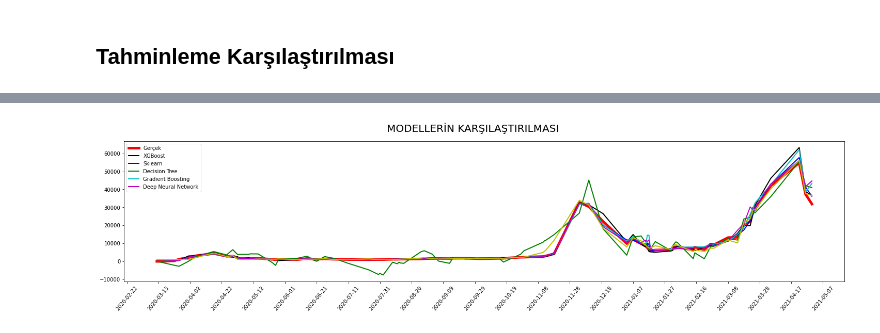
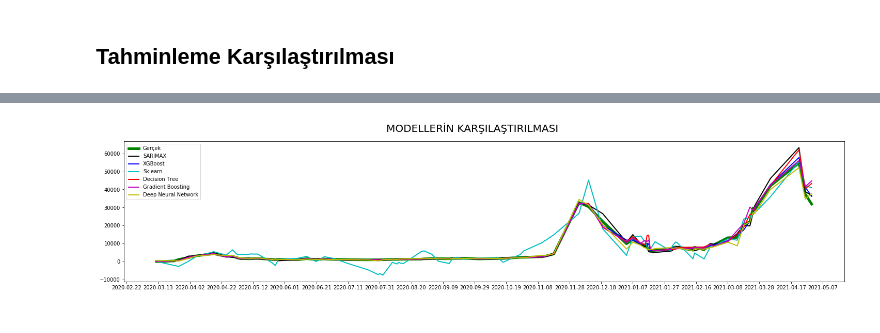
Before and after one commit to nafizcntz/Covid19-Tr-Forecasting, a Jupyter notebook: covid_tr.ipynb, the cells around one changed output, grey strips where cells are left out. Cells and saved outputs as stored; diff of their text form; code cells hidden in the pictures.

Commit message:
Plot Modified
Co-Authored-By: Muhammed Nafiz Canıtez <48777491+nafizcntz@users.noreply.github.com>
Co-Authored-By: Mohamed Elazab <66364977+elazabmohamed@users.noreply.github.com>

```diff
--- a/covid_tr.ipynb
+++ b/covid_tr.ipynb
@@ -1034,20 +1070,21 @@ model_comp_
 # %%
 fig, ax = plt.subplots(figsize=(25,5))
 plt.suptitle('MODELLERİN KARŞILAŞTIRILMASI', fontsize = 20)
 ax.xaxis.set_major_locator(dates.DayLocator(interval = 20))
 date_form = DateFormatter("%Y-%m-%d")
 ax.xaxis.set_major_formatter(date_form)
 plt.xticks(rotation = 50)
-ax.plot(model_comp_['Gerçek Değerler'], lw=5, color="r")
+ax.plot(model_comp_['Gerçek Değerler'], lw=5, color="g")
 ax.plot(model_comp_['SARIMAX'], lw=2, color="k")
 ax.plot(model_comp_['XGBoost'], lw=2, color="b")
-ax.plot(model_comp_['Sklearn'], lw=2, color="g")
-ax.plot(model_comp_['Decision Tree'], lw=2, color="c")
+ax.plot(model_comp_['Sklearn'], lw=2, color="c")
+ax.plot(model_comp_['Decision Tree'], lw=2, color="r")
 ax.plot(model_comp_['Gradient Boosting'], lw=2, color="m")
 ax.plot(model_comp_['Deep Neural Network'], lw=2, color="y")
-ax.legend(['Gerçek','XGBoost', 'Sklearn', 'Decision Tree', 'Gradient Boosting', 'Deep Neural Network'])
+ax.legend(['Gerçek','SARIMAX', 'XGBoost', 'Sklearn', 'Decision Tree', 'Gradient Boosting', 'Deep Neural Network'])
+fig.savefig('plots/ModellerinKarsılastırılması.png')
 # %% [output]
-[figure, old version]
+[figure, new version]
 # %% [markdown]
 | ![SARIMAX](plots/SARIMAX.png) | ![XGBoost](plots/XGBoost.png)
 |:---:|:---:|
```
Also changed, not shown: parts of 33 cells of this notebook, 10 other files.
